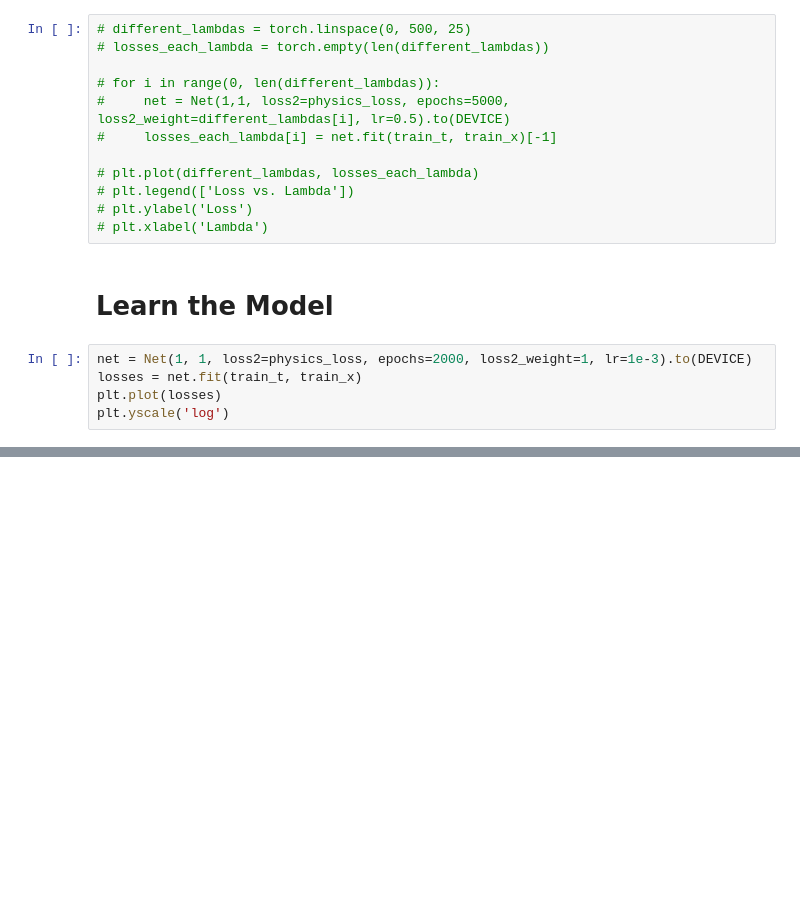
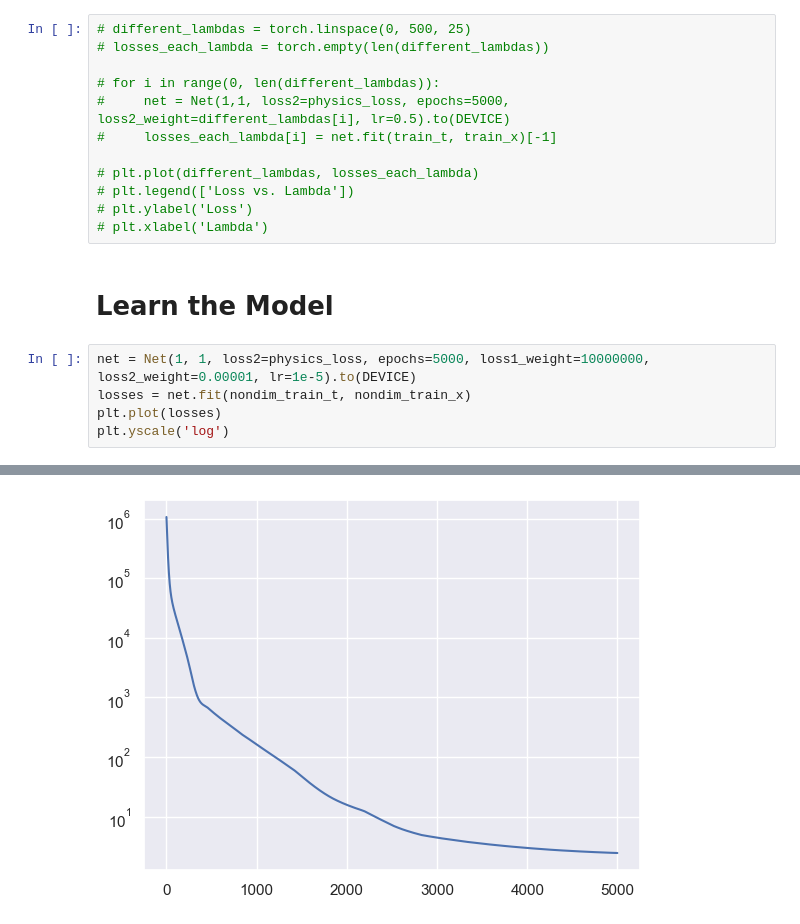
Before and after one commit to rahavdayan/pinns-model, a Jupyter notebook: src/ferrofluid/ferrofluid.ipynb, the cells around one changed output, grey strips where cells are left out. Drawn from its saved outputs; the diff is of its cells as text; blank space fills up the shorter version.

```diff
--- a/src/ferrofluid/ferrofluid.ipynb
+++ b/src/ferrofluid/ferrofluid.ipynb
@@ -66,8 +54,8 @@ def physics_loss(model: torch.nn.Module):
 # %% [markdown]
 # Learn the Model
 # %%
-net = Net(1, 1, loss2=physics_loss, epochs=2000, loss2_weight=1, lr=1e-3).to(DEVICE)
-losses = net.fit(train_t, train_x)
+net = Net(1, 1, loss2=physics_loss, epochs=5000, loss1_weight=10000000, loss2_weight=0.00001, lr=1e-5).to(DEVICE)
+losses = net.fit(nondim_train_t, nondim_train_x)
 plt.plot(losses)
 plt.yscale('log')
 # %% [output]
@@ -75 +72,2 @@ RuntimeError: Expected all tensors to be on the same device, but found at least
+[figure, added]
 # %%
```
Also changed, not shown: parts of 9 cells of this notebook, 2 other files.
